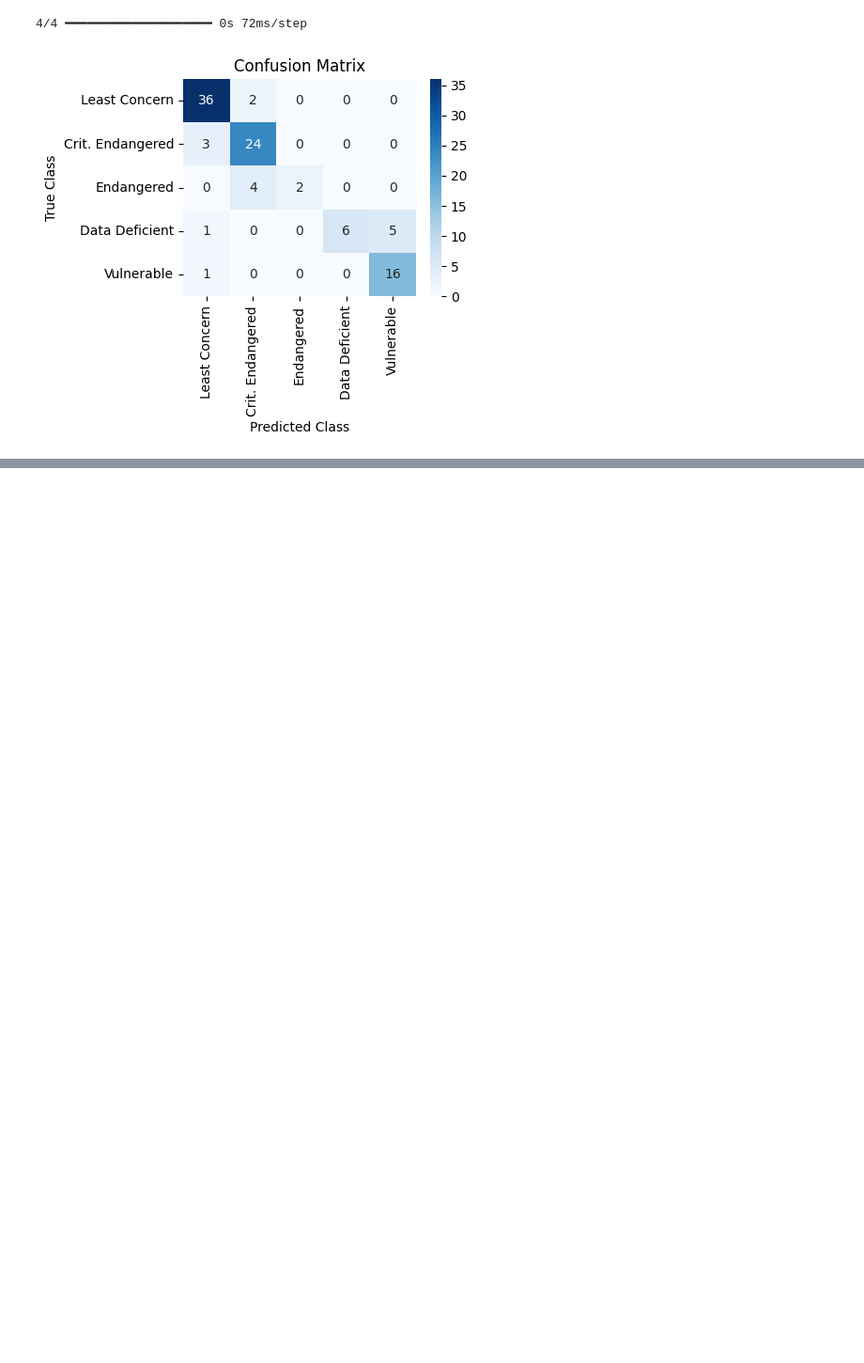
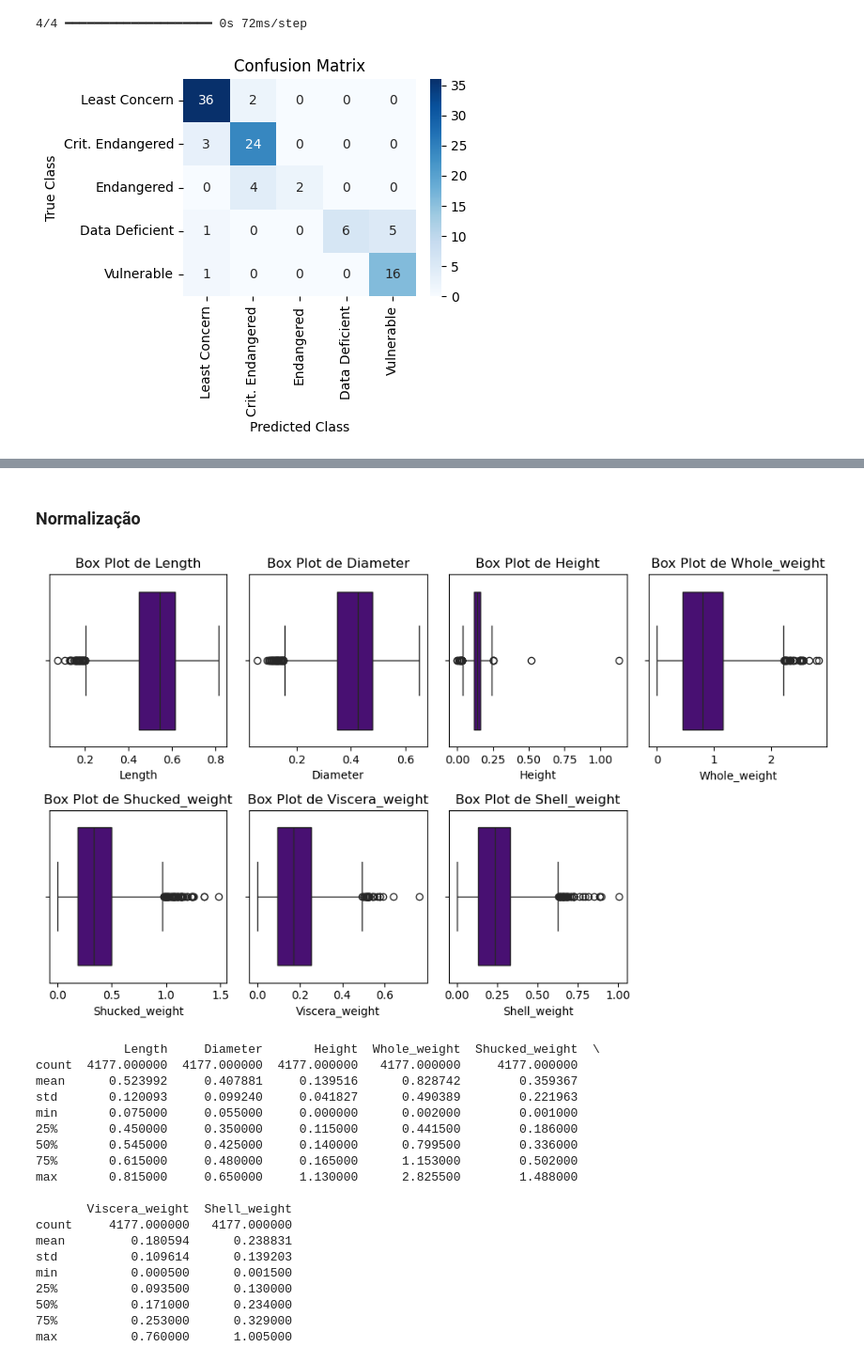
Before and after one commit to Luis-Menezes/NN_SupervisedLearning, a Jupyter notebook: project_1_deliverable.ipynb, the cells around one changed output, grey strips where cells are left out. Shown at 94% size. Drawn from its saved outputs; the diff is of its cells as text; code cells hidden in the pictures; blank space fills up the shorter version.

```diff
--- a/project_1_deliverable.ipynb
+++ b/project_1_deliverable.ipynb
@@ -1117,0 +1203,40 @@ O segundo problema que queremos resolver consistem em, com base em informações
+# %% [markdown]
+### Normalização
+# %%
+numeric_cols = X.select_dtypes(include=['int', 'float64']).columns
+
+import matplotlib.pyplot as plt
+import seaborn as sns
+
+fig, axes = plt.subplots(nrows=2, ncols=4, figsize=(10, 6))
+
+for i, col in enumerate(numeric_cols):
+    sns.boxplot(x=X[col], ax=axes[i//4, i%4], color='indigo')
+    axes[i//4, i%4].set_title(f'Box Plot de {col}')
+
+axes[1, 3].axis('off')  # Desliga o eixo vazio se houver um número ímpar de colunas
+
+plt.tight_layout()
+plt.show()
+print(X[numeric_cols].describe())
+# %% [output]
+[figure, added]
+            Length     Diameter       Height  Whole_weight  Shucked_weight  \
+count  4177.000000  4177.000000  4177.000000   4177.000000     4177.000000
+mean      0.523992     0.407881     0.139516      0.828742        0.359367
+std       0.120093     0.099240     0.041827      0.490389        0.221963
+min       0.075000     0.055000     0.000000      0.002000        0.001000
+25%       0.450000     0.350000     0.115000      0.441500        0.186000
+50%       0.545000     0.425000     0.140000      0.799500        0.336000
+75%       0.615000     0.480000     0.165000      1.153000        0.502000
+max       0.815000     0.650000     1.130000      2.825500        1.488000
+
+       Viscera_weight  Shell_weight
+count     4177.000000   4177.000000
+mean         0.180594      0.238831
+std          0.109614      0.139203
+min          0.000500      0.001500
+25%          0.093500      0.130000
+50%          0.171000      0.234000
+75%          0.253000      0.329000
+max          0.760000      1.005000
```
Also changed, not shown: parts of 21 cells of this notebook.
